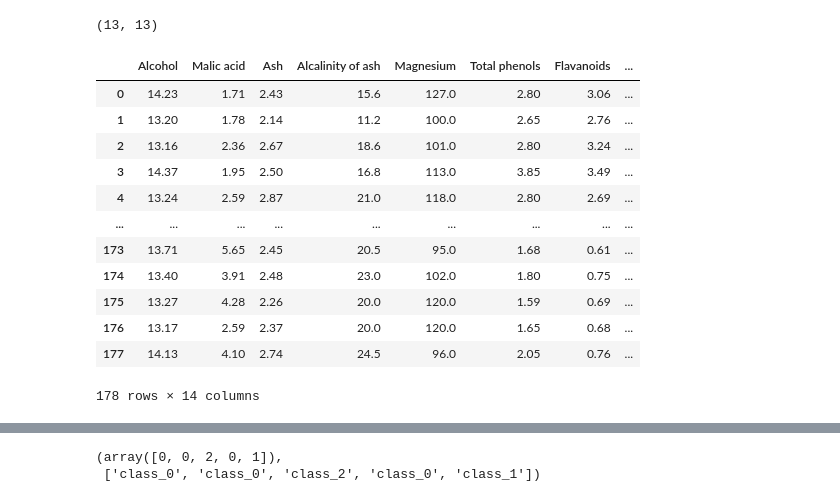
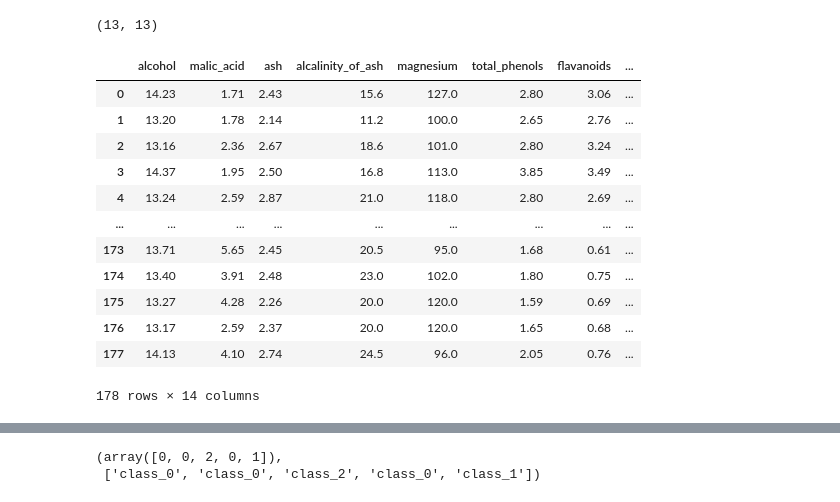
Before and after one commit to DanieleFlo/Daniele-Florio-Esercizi, a Jupyter notebook: 26 Novembre/esecizio_3.ipynb, the cells around one changed output, grey strips where cells are left out. Cells and saved outputs as stored; diff of their text form; code cells hidden in the pictures.

```diff
--- a/26 Novembre/esecizio_3.ipynb
+++ b/26 Novembre/esecizio_3.ipynb
@@ -17,22 +17,3 @@ data = load_wine()
 list_fl = data.target_names
 x = data.data
 y = data.target
-# %%
-list_features  = [
-    'Alcohol',
-    'Malic acid',
-    'Ash',
-    'Alcalinity of ash',
-    'Magnesium',
-    'Total phenols',
-    'Flavanoids',
-    'Nonflavanoid phenols',
-    'Proanthocyanins',
-    'Color intensity',
-    'Hue',
-    'OD280/OD315 of diluted wines',
-    'Proline'
-]
-len(list_features),len(x[0])
-# %% [output]
-(13, 13)
@@ -47,9 +20,15 @@ for val in x:
+# %%
+list_features  = data.feature_names
+len(list_features),len(x[0])
+# %% [output]
+(13, 13)
 # %%
-df = pd.DataFrame(df_dict)
-df['Y'] = y
-df
+df = pd.DataFrame(x, columns=data.feature_names)
+df_temp = df.copy()
+df_temp['Y'] = y
+df_temp
 # %% [output]
-|  | Alcohol | Malic acid | Ash | Alcalinity of ash | Magnesium | Total phenols | Flavanoids | ... |
+|  | alcohol | malic_acid | ash | alcalinity_of_ash | magnesium | total_phenols | flavanoids | ... |
 | 0 | 14.23 | 1.71 | 2.43 | 15.6 | 127.0 | 2.80 | 3.06 | ... |
 | 1 | 13.20 | 1.78 | 2.14 | 11.2 | 100.0 | 2.65 | 2.76 | ... |
 | 2 | 13.16 | 2.36 | 2.67 | 18.6 | 101.0 | 2.80 | 3.24 | ... |
```
Also changed, not shown: parts of 7 cells of this notebook.
